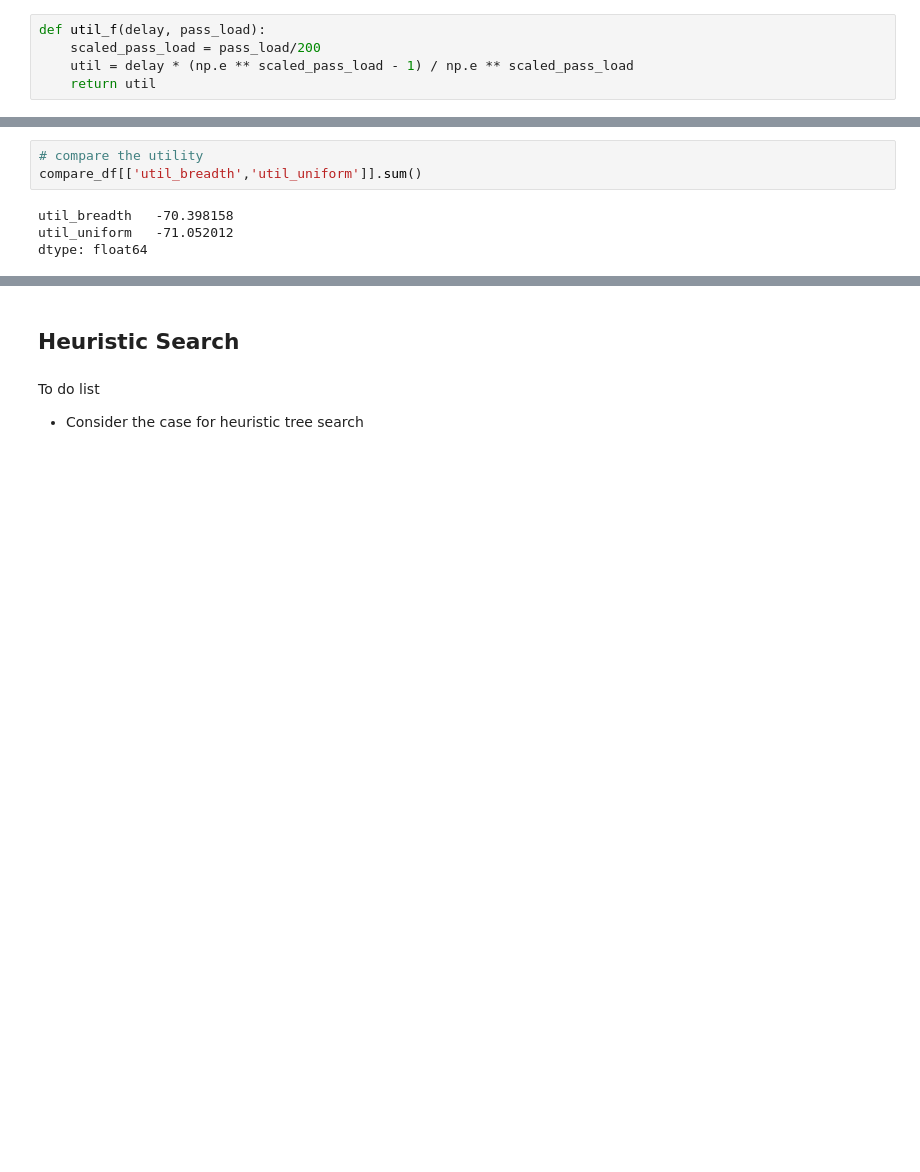
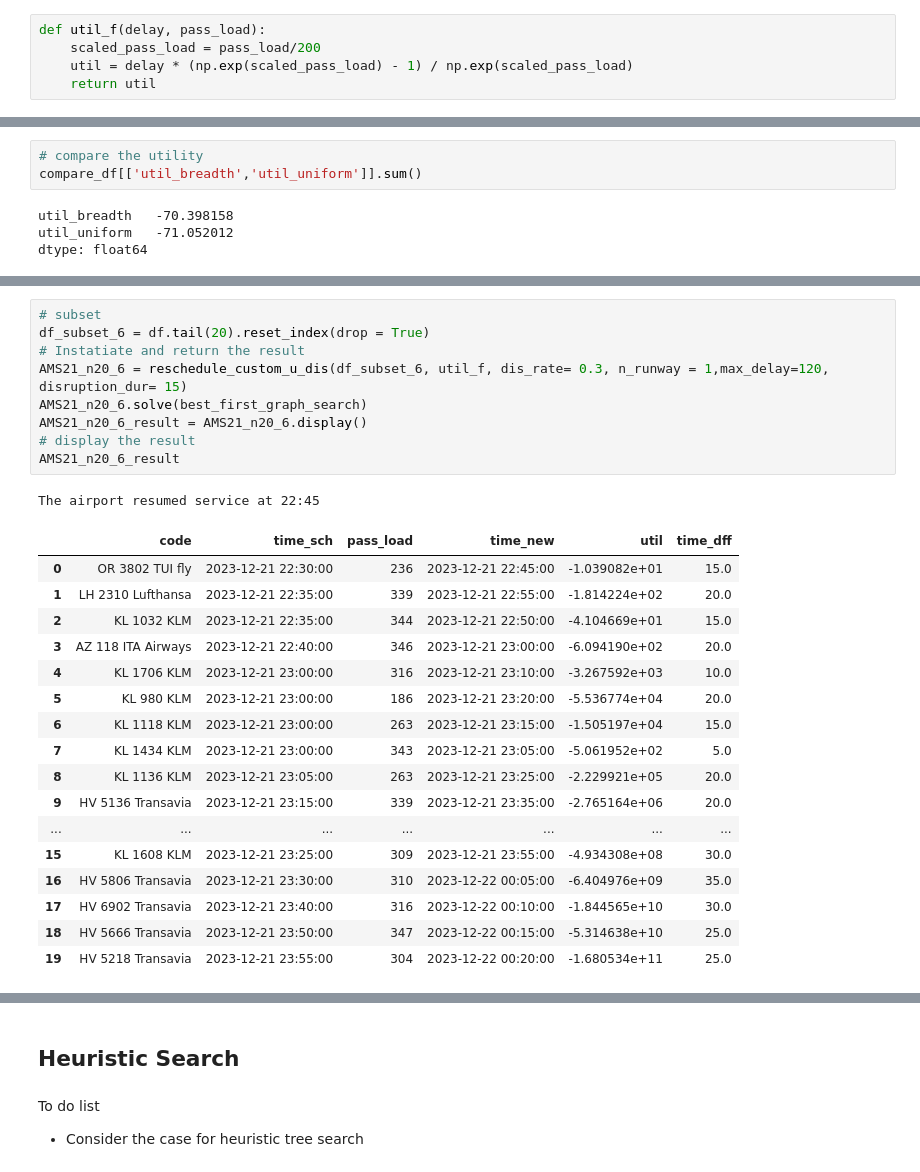
Before and after one commit to cwtravisyip/LSE_ST449_2324_GroupProject, a Jupyter notebook: searchProblem_algo_test.ipynb, the cells around one changed output, grey strips where cells are left out. Drawn from its saved outputs; the diff is of its cells as text; blank space fills up the shorter version.

```diff
--- a/searchProblem_algo_test.ipynb
+++ b/searchProblem_algo_test.ipynb
@@ -327,5 +337,5 @@ $$\frac{e^{pass\_load} -1}{e^{pass\_load}}$$
 # %%
 def util_f(delay, pass_load):
     scaled_pass_load = pass_load/200
-    util = delay * (np.e ** scaled_pass_load - 1) / np.e ** scaled_pass_load
+    util = delay * (np.exp(scaled_pass_load) - 1) / np.exp(scaled_pass_load)
     return util
@@ -397,0 +415,28 @@ dtype: float64
+# %%
+# subset
+df_subset_6 = df.tail(20).reset_index(drop = True)
+# Instatiate and return the result
+AMS21_n20_6 = reschedule_custom_u_dis(df_subset_6, util_f, dis_rate= 0.3, n_runway = 1,max_delay=120, disruption_dur= 15)
+AMS21_n20_6.solve(best_first_graph_search)
+AMS21_n20_6_result = AMS21_n20_6.display()
+# display the result
+AMS21_n20_6_result
+# %% [output]
+The airport resumed service at 22:45
+|  | code | time_sch | pass_load | time_new | util | time_dff |
+| 0 | OR 3802 TUI fly | 2023-12-21 22:30:00 | 236 | 2023-12-21 22:45:00 | -1.039082e+01 | 15.0 |
+| 1 | LH 2310 Lufthansa | 2023-12-21 22:35:00 | 339 | 2023-12-21 22:55:00 | -1.814224e+02 | 20.0 |
+| 2 | KL 1032 KLM | 2023-12-21 22:35:00 | 344 | 2023-12-21 22:50:00 | -4.104669e+01 | 15.0 |
+| 3 | AZ 118 ITA Airways | 2023-12-21 22:40:00 | 346 | 2023-12-21 23:00:00 | -6.094190e+02 | 20.0 |
+| 4 | KL 1706 KLM | 2023-12-21 23:00:00 | 316 | 2023-12-21 23:10:00 | -3.267592e+03 | 10.0 |
+| 5 | KL 980 KLM | 2023-12-21 23:00:00 | 186 | 2023-12-21 23:20:00 | -5.536774e+04 | 20.0 |
+| 6 | KL 1118 KLM | 2023-12-21 23:00:00 | 263 | 2023-12-21 23:15:00 | -1.505197e+04 | 15.0 |
+| 7 | KL 1434 KLM | 2023-12-21 23:00:00 | 343 | 2023-12-21 23:05:00 | -5.061952e+02 | 5.0 |
+| 8 | KL 1136 KLM | 2023-12-21 23:05:00 | 263 | 2023-12-21 23:25:00 | -2.229921e+05 | 20.0 |
+| 9 | HV 5136 Transavia | 2023-12-21 23:15:00 | 339 | 2023-12-21 23:35:00 | -2.765164e+06 | 20.0 |
+| ... | ... | ... | ... | ... | ... | ... |
+| 15 | KL 1608 KLM | 2023-12-21 23:25:00 | 309 | 2023-12-21 23:55:00 | -4.934308e+08 | 30.0 |
+| 16 | HV 5806 Transavia | 2023-12-21 23:30:00 | 310 | 2023-12-22 00:05:00 | -6.404976e+09 | 35.0 |
+| 17 | HV 6902 Transavia | 2023-12-21 23:40:00 | 316 | 2023-12-22 00:10:00 | -1.844565e+10 | 30.0 |
+| 18 | HV 5666 Transavia | 2023-12-21 23:50:00 | 347 | 2023-12-22 00:15:00 | -5.314638e+10 | 25.0 |
+| 19 | HV 5218 Transavia | 2023-12-21 23:55:00 | 304 | 2023-12-22 00:20:00 | -1.680534e+11 | 25.0 |
```
Also changed, not shown: parts of 7 cells of this notebook, 2 other files.
